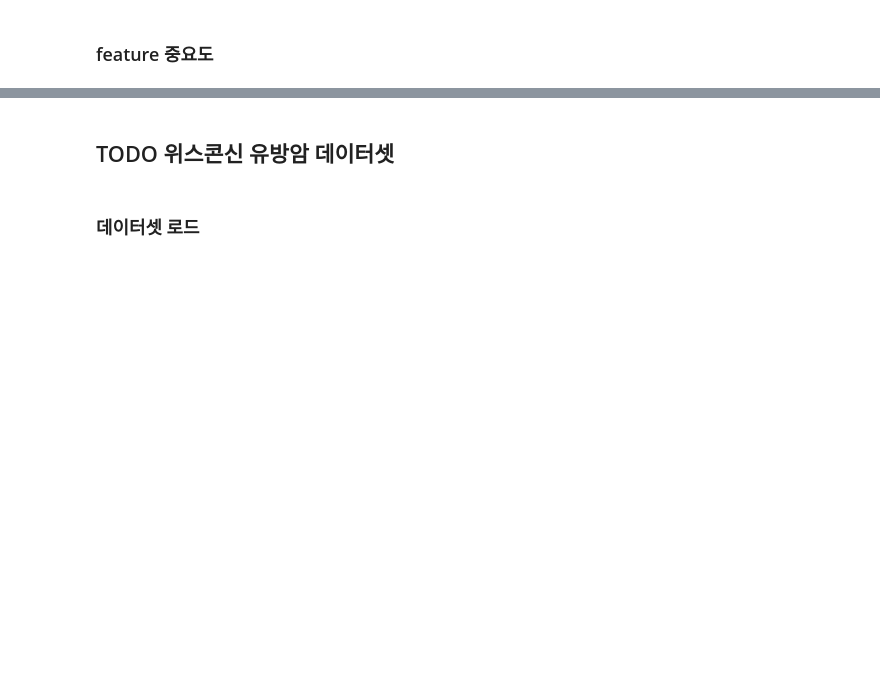
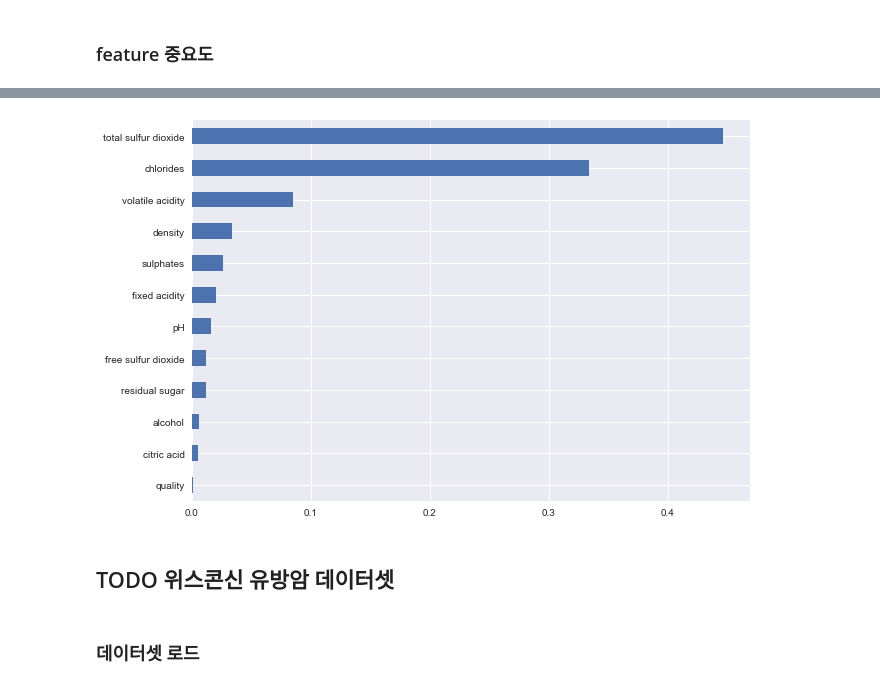
Before and after one commit to Slangoij/TIL_TodayILearned, a Jupyter notebook: 07. 머신러닝/09_결정트리와 랜덤포레스트.ipynb, the cells around one changed output, grey strips where cells are left out. Cells and saved outputs as stored; diff of their text form; code cells hidden in the pictures; blank space fills up the shorter version.

```diff
--- a/07. 머신러닝/09_결정트리와 랜덤포레스트.ipynb
+++ b/07. 머신러닝/09_결정트리와 랜덤포레스트.ipynb
@@ -169,0 +390,7 @@ wine.describe()
+# %%
+rf = RandomForestClassifier(n_estimators=200, # DicisionTree 개수
+                           max_features=7, # 각각의 tree 학습시 전달할 feature(컬럼)의 개수
+                           n_jobs=-1,
+                           random_state=1)
+# %%
+rf.fit(X_train, y_train)
@@ -170,2 +407,5 @@ wine.describe()
 # %% [markdown]
 ### feature 중요도
+# %%
+fi = rf.feature_importances_
+fi
@@ -171,0 +416,3 @@ wine.describe()
+# %%
+fi_s = pd.Series(fi, index=X_train.columns)
+fi_s.sort_values(ascending=False)
@@ -172,3 +433,8 @@ wine.describe()
+# %%
+fi_s.sort_values().plot(kind='barh', figsize=(10,7))
+plt.show()
+# %% [output]
+[figure, added]
 # %% [markdown]
 ## TODO 위스콘신 유방암 데이터셋
 # %% [markdown]
```
Also changed, not shown: parts of 28 cells of this notebook, 4 other files.
